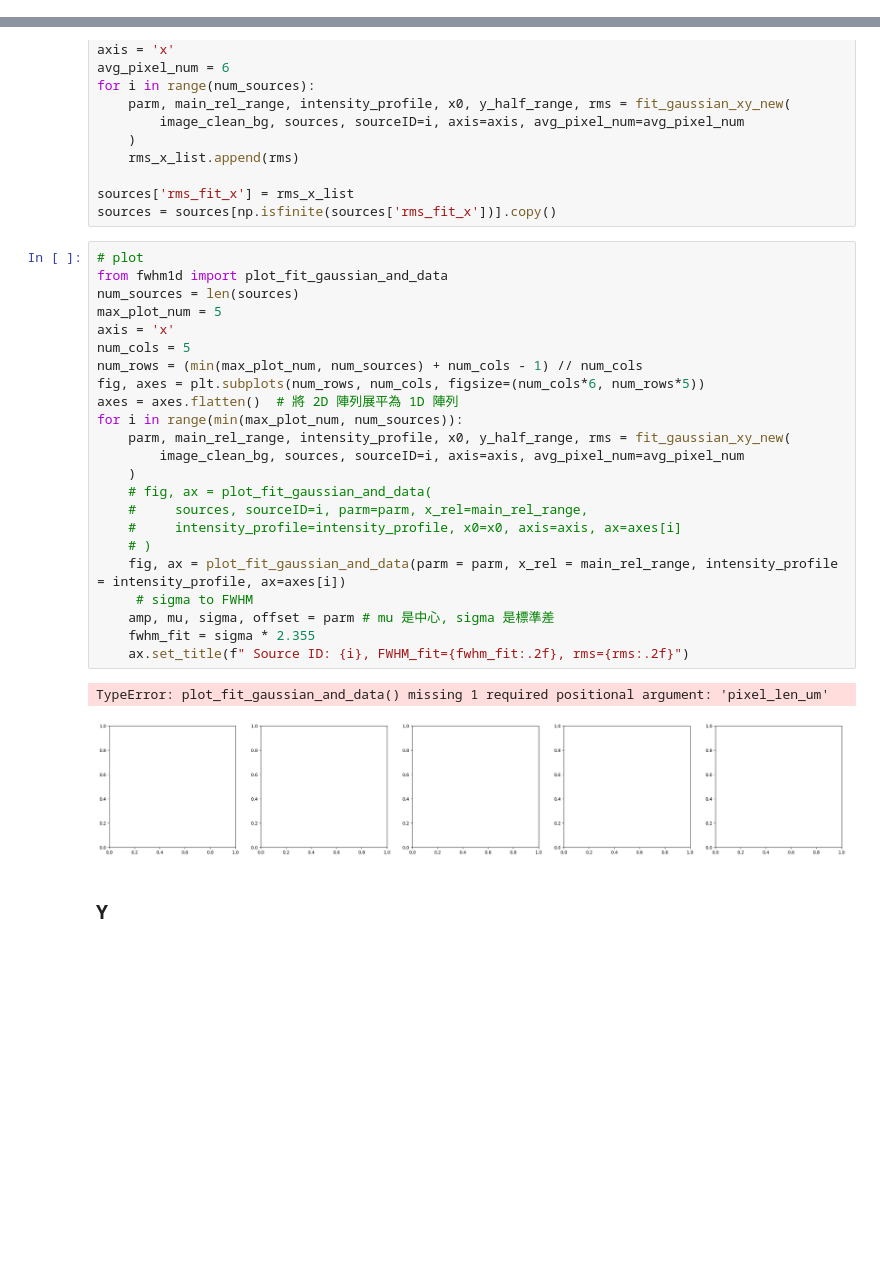
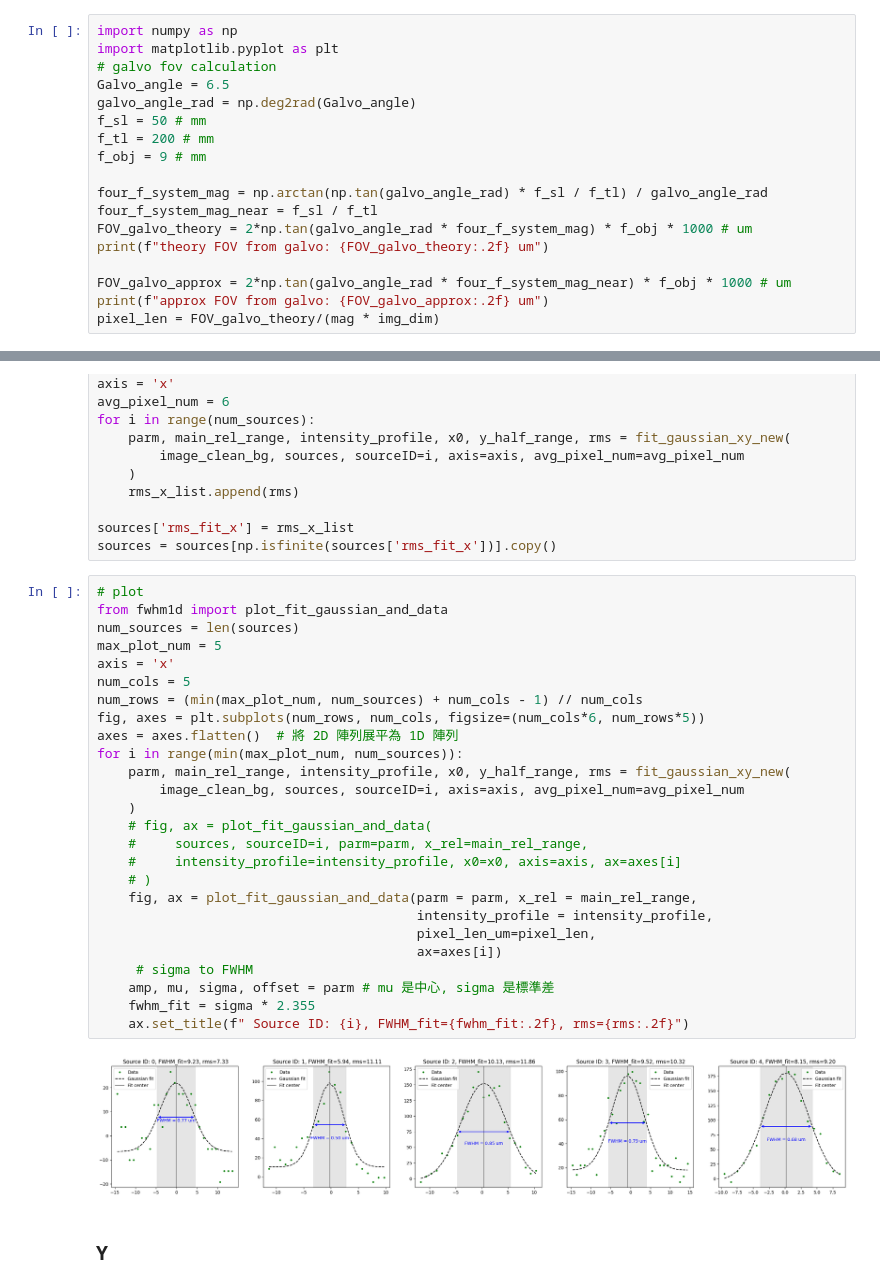
Before and after one commit to nebula0/FWHM-measure, a Jupyter notebook: FWHM2.ipynb, the cells around one changed output, grey strips where cells are left out. Cells and saved outputs as stored; diff of their text form; blank space fills up the shorter version.

```diff
--- a/FWHM2.ipynb
+++ b/FWHM2.ipynb
@@ -0,0 +1,18 @@
+# %%
+import numpy as np
+import matplotlib.pyplot as plt
+# galvo fov calculation
+Galvo_angle = 6.5
+galvo_angle_rad = np.deg2rad(Galvo_angle)
+f_sl = 50 # mm
+f_tl = 200 # mm
+f_obj = 9 # mm
+
+four_f_system_mag = np.arctan(np.tan(galvo_angle_rad) * f_sl / f_tl) / galvo_angle_rad
+four_f_system_mag_near = f_sl / f_tl
+FOV_galvo_theory = 2*np.tan(galvo_angle_rad * four_f_system_mag) * f_obj * 1000 # um
+print(f"theory FOV from galvo: {FOV_galvo_theory:.2f} um")
+
+FOV_galvo_approx = 2*np.tan(galvo_angle_rad * four_f_system_mag_near) * f_obj * 1000 # um
+print(f"approx FOV from galvo: {FOV_galvo_approx:.2f} um")
+pixel_len = FOV_galvo_theory/(mag * img_dim)
@@ -153,29 +174,31 @@ sources = sources[np.isfinite(sources['rms_fit_x'])].copy()
 # %%
 # plot
 from fwhm1d import plot_fit_gaussian_and_data
 num_sources = len(sources)
 max_plot_num = 5
 axis = 'x'
 num_cols = 5
 num_rows = (min(max_plot_num, num_sources) + num_cols - 1) // num_cols
 fig, axes = plt.subplots(num_rows, num_cols, figsize=(num_cols*6, num_rows*5))
 axes = axes.flatten()  # 將 2D 陣列展平為 1D 陣列
 for i in range(min(max_plot_num, num_sources)):
     parm, main_rel_range, intensity_profile, x0, y_half_range, rms = fit_gaussian_xy_new(
         image_clean_bg, sources, sourceID=i, axis=axis, avg_pixel_num=avg_pixel_num
     )
     # fig, ax = plot_fit_gaussian_and_data(
     #     sources, sourceID=i, parm=parm, x_rel=main_rel_range,
     #     intensity_profile=intensity_profile, x0=x0, axis=axis, ax=axes[i]
     # )
-    fig, ax = plot_fit_gaussian_and_data(parm = parm, x_rel = main_rel_range, intensity_profile = intensity_profile, ax=axes[i])
+    fig, ax = plot_fit_gaussian_and_data(parm = parm, x_rel = main_rel_range,
+                                         intensity_profile = intensity_profile,
+                                         pixel_len_um=pixel_len,
+                                         ax=axes[i])
      # sigma to FWHM
     amp, mu, sigma, offset = parm # mu 是中心, sigma 是標準差
     fwhm_fit = sigma * 2.355
     ax.set_title(f" Source ID: {i}, FWHM_fit={fwhm_fit:.2f}, rms={rms:.2f}")
 # %% [output]
-TypeError: plot_fit_gaussian_and_data() missing 1 required positional argument: 'pixel_len_um'
-[figure, old version]
+[figure, new version]
 # %% [markdown]
 ### Y
 # %%
```
Also changed, not shown: parts of 6 cells of this notebook.
